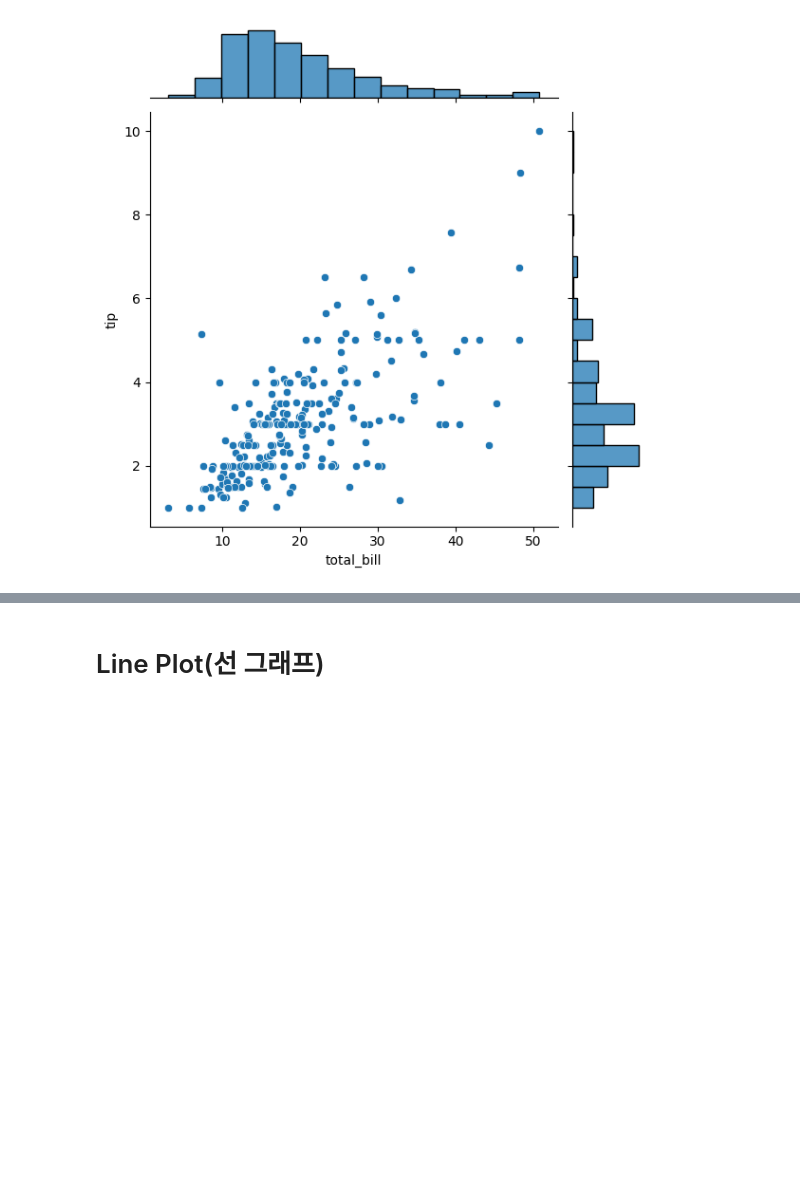
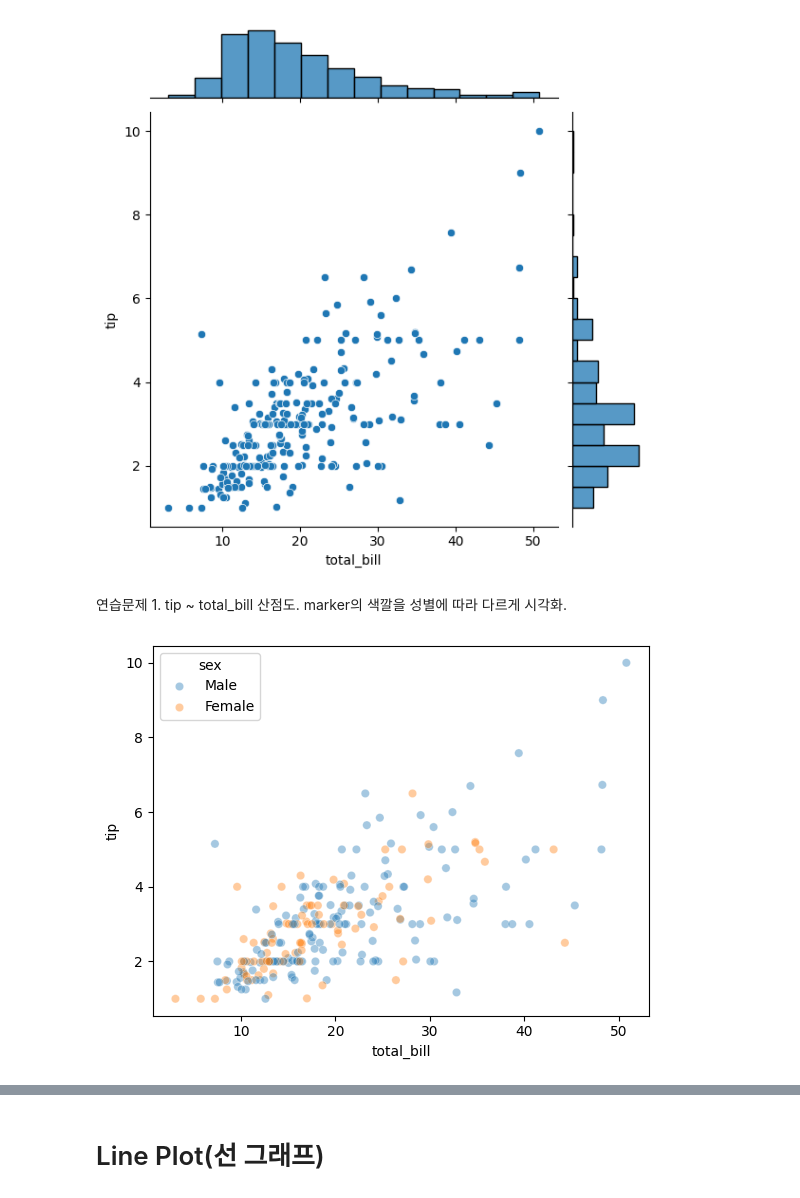
Before and after one commit to JakeOh/202504_itwill_oracle88, a Jupyter notebook: python21.ipynb, the cells around one changed output, grey strips where cells are left out. Cells and saved outputs as stored; diff of their text form; code cells hidden in the pictures; blank space fills up the shorter version.

```diff
--- a/python21.ipynb
+++ b/python21.ipynb
@@ -362,3 +362,10 @@ sns.jointplot(data=tips, x='total_bill', y='tip')
 plt.show()
 # %% [output]
 [figure]
+# %% [markdown]
+연습문제 1. tip ~ total_bill 산점도. marker의 색깔을 성별에 따라 다르게 시각화.
+# %%
+sns.scatterplot(data=tips, x='total_bill', y='tip', hue='sex', alpha=0.4)
+plt.show()
+# %% [output]
+[figure, added]
```
Also changed, not shown: parts of 12 cells of this notebook.
